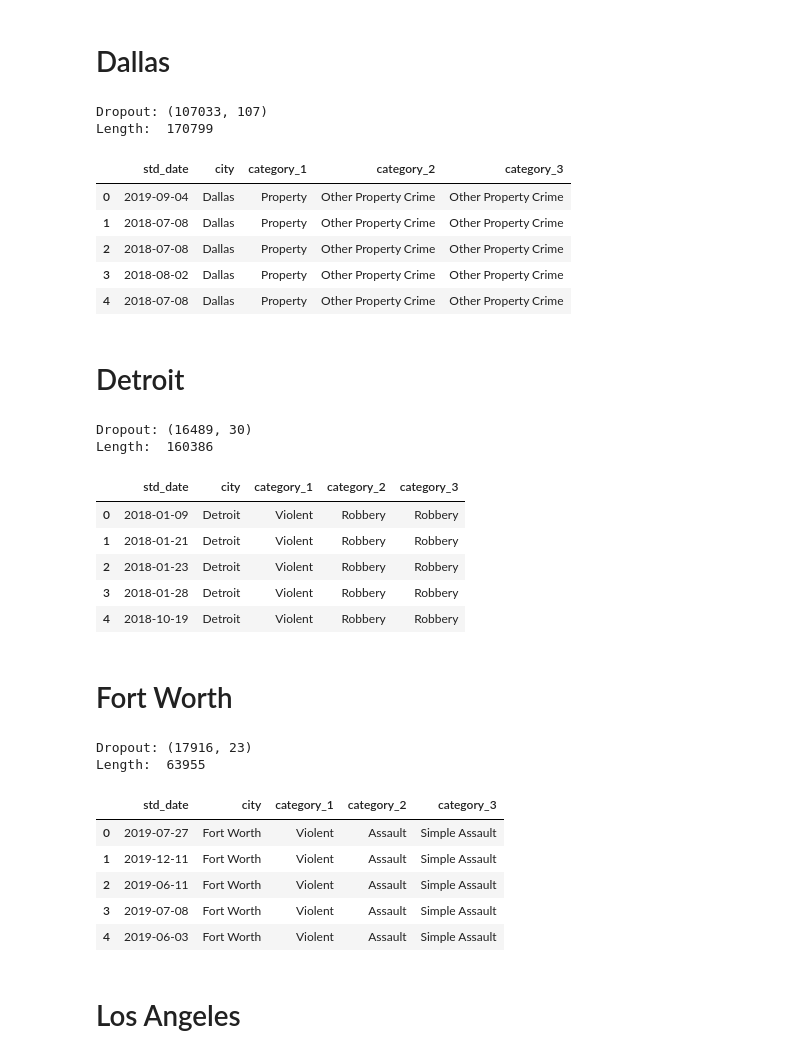
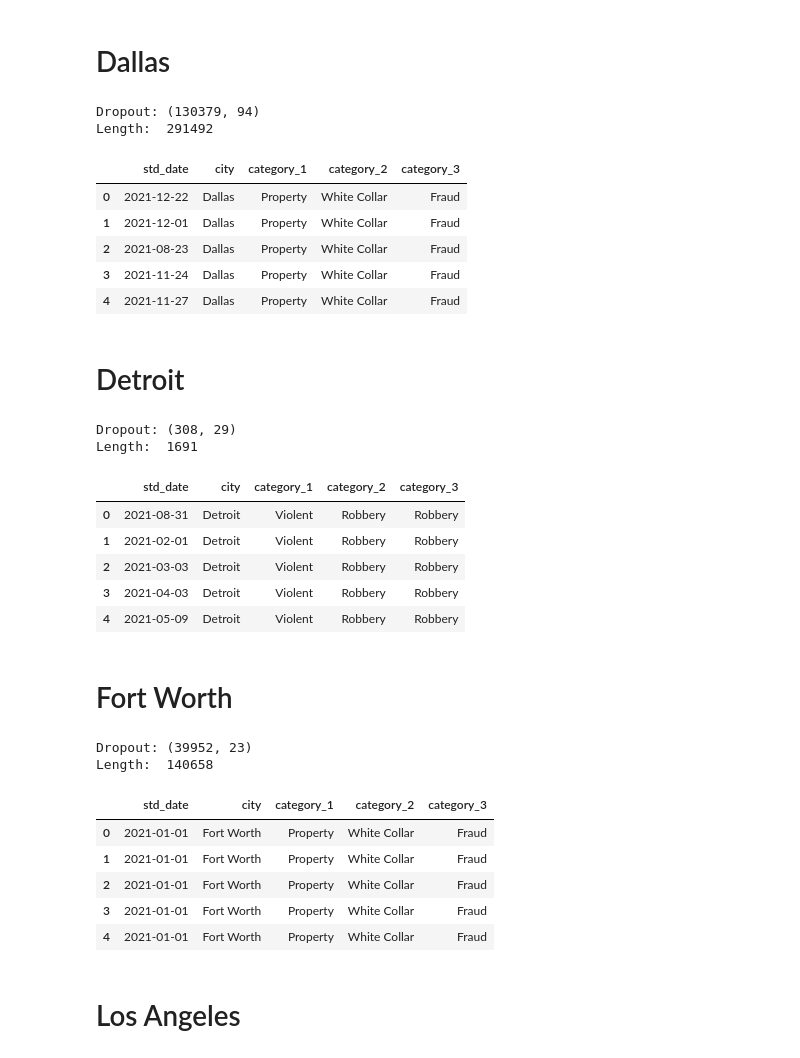
Before and after one commit to angelamzhou/crime-data-scripts, a Jupyter notebook: data_scripts/standardize_data.ipynb, the cells around one changed output. Saved outputs shown, nothing was run; the diff lists cells and outputs as text; code cells hidden in the pictures.

```diff
--- a/data_scripts/standardize_data.ipynb
+++ b/data_scripts/standardize_data.ipynb
@@ -2,8 +2,8 @@
 import numpy as np, pandas as pd
 from datetime import datetime
 # %%
-start_date = datetime(2018, 1, 1).date()
-end_date = datetime(2020, 3, 15).date()
+start_date = datetime(2021, 1, 1).date()
+end_date = datetime(2023, 12, 31).date()
 # %%
 def standardize_datetime_one_arg(df, col, date_format):
     def date_fn(d, date_format):
@@ -233,14 +259,14 @@ std = standardize_datetime_one_arg(std, date_col1, date_format1)
 std = standardize_with_mapping(std, city_name, file_name, mapping_columns)
 std.head()
 # %% [output]
-Dropout: (107033, 107)
-Length:  170799
+Dropout: (130379, 94)
+Length:  291492
 |  | std_date | city | category_1 | category_2 | category_3 |
-| 0 | 2019-09-04 | Dallas | Property | Other Property Crime | Other Property Crime |
-| 1 | 2018-07-08 | Dallas | Property | Other Property Crime | Other Property Crime |
-| 2 | 2018-07-08 | Dallas | Property | Other Property Crime | Other Property Crime |
-| 3 | 2018-08-02 | Dallas | Property | Other Property Crime | Other Property Crime |
-| 4 | 2018-07-08 | Dallas | Property | Other Property Crime | Other Property Crime |
+| 0 | 2021-12-22 | Dallas | Property | White Collar | Fraud |
+| 1 | 2021-12-01 | Dallas | Property | White Collar | Fraud |
+| 2 | 2021-08-23 | Dallas | Property | White Collar | Fraud |
+| 3 | 2021-11-24 | Dallas | Property | White Collar | Fraud |
+| 4 | 2021-11-27 | Dallas | Property | White Collar | Fraud |
 # %% [markdown]
 # Detroit
 # %%
@@ -249,23 +275,27 @@ file_name = 'detroit'
 mapping_columns = ['offense_category']
 
 date_col1 = 'incident_timestamp'
-date_format1 = '%Y/%m/%d %H:%M:%S+00'
+date_format1 = '%Y/%m/%d %H:%M:%S+%f'
 # date_col2 =
 # date_format2 =
 # %%
 std = pd.read_csv('raw/raw_incidents_' + file_name + '.csv', index_col=None, dtype=str)
+std['incident_timestamp'] = pd.to_datetime(std['incident_timestamp'], unit='ms')
+
+# Format the datetime column
+std['incident_timestamp'] = std['incident_timestamp'].dt.strftime('%Y/%m/%d %H:%M:%S+%f')
 std = standardize_datetime_one_arg(std, date_col1, date_format1)
 std = standardize_with_mapping(std, city_name, file_name, mapping_columns)
 std.head()
 # %% [output]
-Dropout: (16489, 30)
-Length:  160386
+Dropout: (308, 29)
+Length:  1691
 |  | std_date | city | category_1 | category_2 | category_3 |
-| 0 | 2018-01-09 | Detroit | Violent | Robbery | Robbery |
-| 1 | 2018-01-21 | Detroit | Violent | Robbery | Robbery |
-| 2 | 2018-01-23 | Detroit | Violent | Robbery | Robbery |
-| 3 | 2018-01-28 | Detroit | Violent | Robbery | Robbery |
-| 4 | 2018-10-19 | Detroit | Violent | Robbery | Robbery |
+| 0 | 2021-08-31 | Detroit | Violent | Robbery | Robbery |
+| 1 | 2021-02-01 | Detroit | Violent | Robbery | Robbery |
+| 2 | 2021-03-03 | Detroit | Violent | Robbery | Robbery |
+| 3 | 2021-04-03 | Detroit | Violent | Robbery | Robbery |
+| 4 | 2021-05-09 | Detroit | Violent | Robbery | Robbery |
 # %% [markdown]
 # Fort Worth
 # %%
@@ -283,14 +313,14 @@ std = standardize_datetime_one_arg(std, date_col1, date_format1)
 std = standardize_with_mapping(std, city_name, file_name, mapping_columns)
 std.head()
 # %% [output]
-Dropout: (17916, 23)
-Length:  63955
+Dropout: (39952, 23)
+Length:  140658
 |  | std_date | city | category_1 | category_2 | category_3 |
-| 0 | 2019-07-27 | Fort Worth | Violent | Assault | Simple Assault |
-| 1 | 2019-12-11 | Fort Worth | Violent | Assault | Simple Assault |
-| 2 | 2019-06-11 | Fort Worth | Violent | Assault | Simple Assault |
-| 3 | 2019-07-08 | Fort Worth | Violent | Assault | Simple Assault |
-| 4 | 2019-06-03 | Fort Worth | Violent | Assault | Simple Assault |
+| 0 | 2021-01-01 | Fort Worth | Property | White Collar | Fraud |
+| 1 | 2021-01-01 | Fort Worth | Property | White Collar | Fraud |
+| 2 | 2021-01-01 | Fort Worth | Property | White Collar | Fraud |
+| 3 | 2021-01-01 | Fort Worth | Property | White Collar | Fraud |
+| 4 | 2021-01-01 | Fort Worth | Property | White Collar | Fraud |
 # %% [markdown]
 # Los Angeles
 # %%
```
Also changed, not shown: parts of 45 cells of this notebook, 7 other files.
